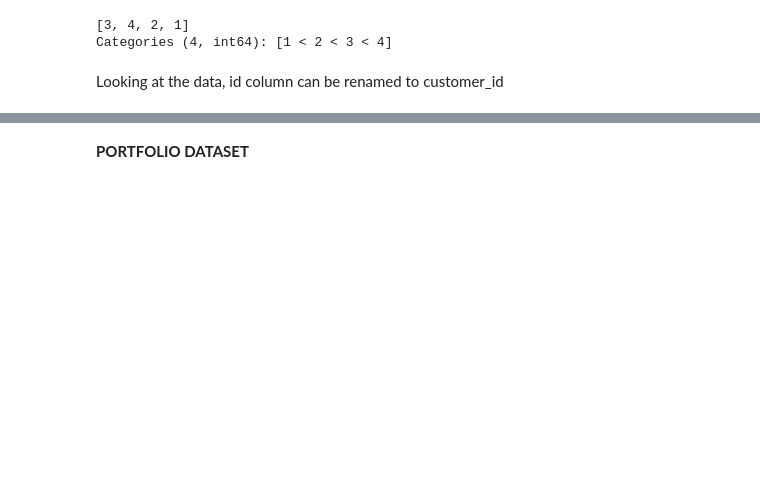
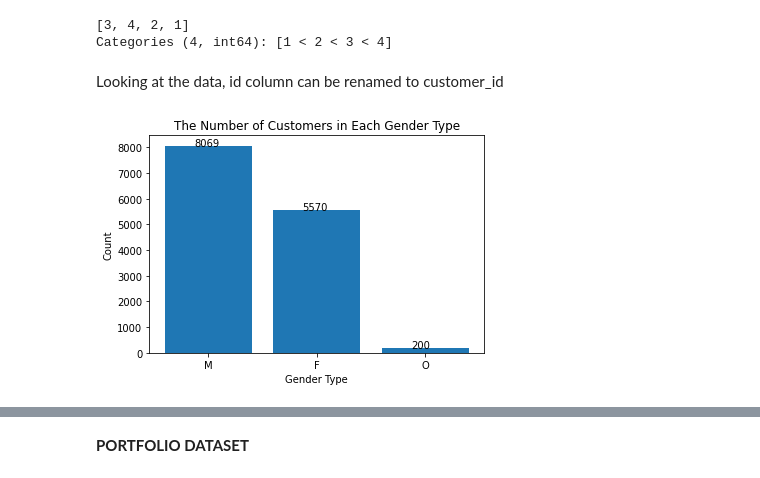
Before and after one commit to nitinagg1/starbucks_capstone_udactiy, a Jupyter notebook: Starbucks_Capstone_notebook.ipynb, the cells around one changed output, grey strips where cells are left out. Saved outputs shown, nothing was run; the diff lists cells and outputs as text; code cells hidden in the pictures; blank space fills up the shorter version.

```diff
--- a/Starbucks_Capstone_notebook.ipynb
+++ b/Starbucks_Capstone_notebook.ipynb
@@ -304,3 +318,16 @@ Categories (4, int64): [1 < 2 < 3 < 4]
 Looking at the data, id column can be renamed to customer_id
 # %%
 profile.rename(columns={'id':'customer_id'}, inplace=True)
+# %%
+profile_gender_counts = profile.gender.value_counts()
+x = ['M','F','O']
+data = profile_gender_counts
+plt.bar(x,height = data);
+xlocs, xlabs = plt.xticks()
+for i, v in enumerate(data):
+    plt.text(xlocs[i] - 0.13, v , str(v))
+plt.xlabel('Gender Type');
+plt.ylabel('Count');
+plt.title('The Number of Customers in Each Gender Type');
+# %% [output]
+[figure, added]
```
Also changed, not shown: parts of 20 cells of this notebook.
